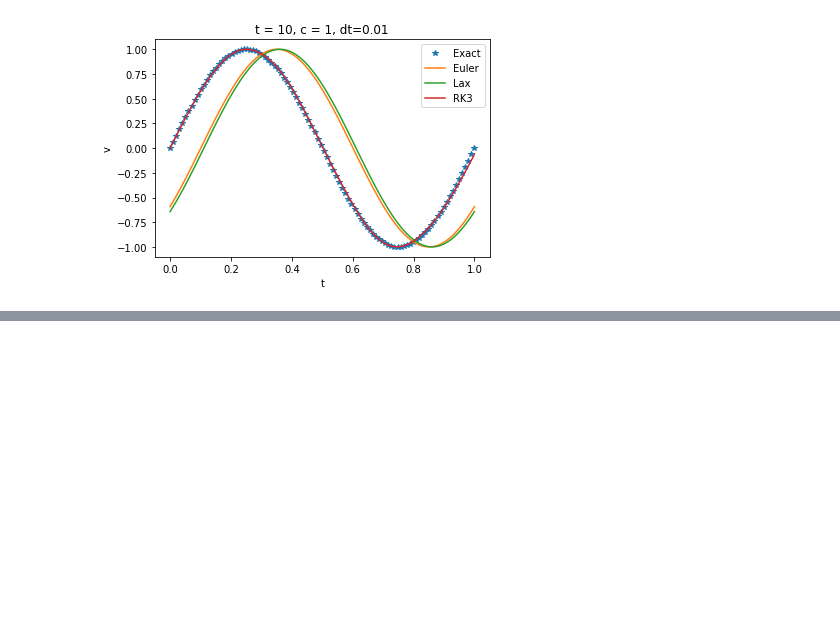
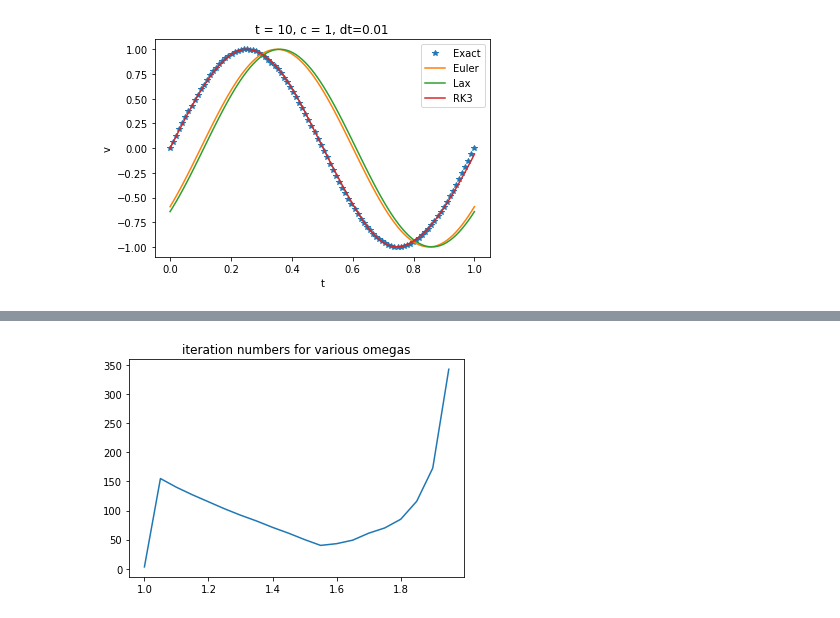
Before and after one commit to zomorodiyan/MAE-5093, a Jupyter notebook: CP2.ipynb, the cells around one changed output, grey strips where cells are left out. Drawn from its saved outputs; the diff is of its cells as text; code cells hidden in the pictures; blank space fills up the shorter version.

```diff
--- a/CP2.ipynb
+++ b/CP2.ipynb
@@ -113,0 +118,82 @@ for ht in htz:
+# %%
+#@title this code generates the plot below however in colab the contour is wrong so I copied the contour from my computer directly
+import numpy as np
+import matplotlib.pyplot as plt
+
+def contourPlot(X, Y, phi, fileName='Gauss_Seidel', figSize=(14,7)):
+    fig, axs = plt.subplots(1,1,figsize=figSize)
+    cs = axs.contour(X,Y,phi,linewidths=0)
+    cs = axs.imshow(phi.T,extent=[0, 2, 0, 1], origin='lower',
+            interpolation='bicubic',cmap='RdBu_r', alpha=1.0,)
+    fig.colorbar(cs, ax=axs, orientation='vertical')
+    #fig.tight_layout()
+    #fig.savefig(fileName, bbox_inches = 'tight', pad_inches = 0.1, dpi = 200)
+
+#% define variables
+nx=21; ny=11
+dx = 0.1; dy = 0.1
+
+#omega = 1 #Gauss-Seidel (GS)
+omegas = np.arange(1,2,0.05)
+iterations = np.zeros_like(omegas)
+for k in range(omegas.shape[0]):
+    omega = omegas[k]
+    #print('omega:',omega)
+    iteration = 0
+#% initial condition
+    psi = np.zeros((nx,ny))
+    psi_new = np.empty((nx,ny))
+
+    while(True):
+        iteration+=1
+
+#% update interior
+        for i in range(1,nx-1):
+          for j in range(1,ny-1):
+            if i<=int(nx/2) or j<=int(ny/2):
+              psi_new[i,j]=psi[i,j]+\
+                omega/4*(psi_new[i,j-1]+psi[i,j+1]+psi_new[i-1,j]+psi[i+1,j]-4*psi[i,j])
+
+#% update dirichle boundaries
+        for i in range(nx):
+          psi_new[i,-1]=1 #top left
+          psi_new[i,0]=0 #bottom
+        for i in range(int(nx/2),nx):
+          psi_new[i,int(ny/2)]=1 #top-right (horizontal)
+        for j in range(int(ny/2),ny):
+          psi_new[int(nx/2),j]=1 #right-top (vertical)
+        for j in range(ny):
+          psi_new[0,j]=j*dy #left
+
+#% update newmann boundary (right_bottom)
+        for j in range(int(ny/2)+1):
+          psi_new[i,j] = 1/11*(18*psi_new[i-1,j]-9*psi_new[i-2,j] + 2*psi[i-3,j])
+
+#% check for convergence and break if converged
+        max = 0
+        for i in range(nx):
+            for j in range(ny):
+                if i<=int(nx/2)+1 or j<=int(ny/2)+1:
+                    if max<np.abs(psi_new[i,j]-psi[i,j]):
+                        max = np.abs(psi_new[i,j]-psi[i,j])
+                    psi[i,j]=psi_new[i,j]
+        if max < 1e-8:
+            iterations[k]=iteration
+            break
+
+    if(omega == 1):
+        x = np.linspace(0, 2, nx)
+        y = np.linspace(0, 1, ny)
+        X, Y = np.meshgrid(x, y, indexing='ij')
+        for i in range(nx):
+            for j in range(ny):
+                if not(i<=int(nx/2)+1 or j<=int(ny/2)+1):
+                    psi[i,j]= float("nan")
+        #contourPlot(X, Y, psi)
+
+print(iterations)
+plt.show()
+fig=plt.figure()
+plt.plot(omegas,iterations)
+plt.title('iteration numbers for various omegas')
+# %% [output]
@@ -113,0 +203 @@ for ht in htz:
+[figure, added]
```
Also changed, not shown: parts of 11 cells of this notebook.
